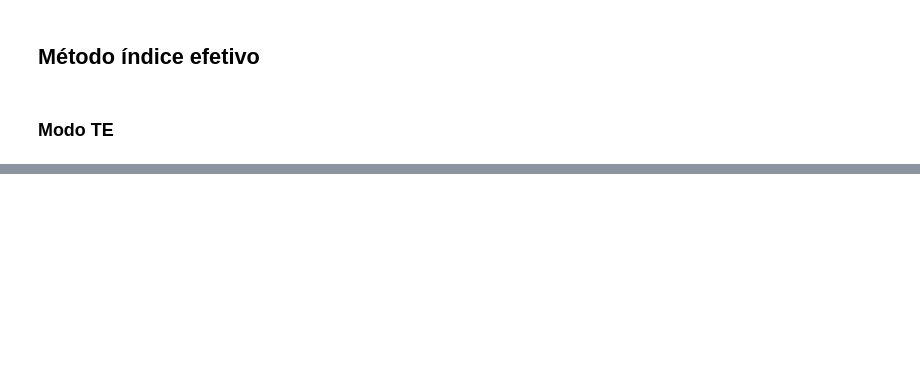
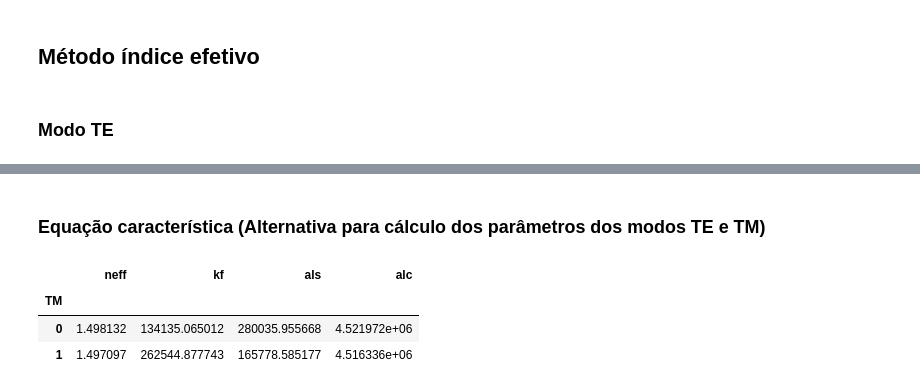
Before and after one commit to CaioRodrigues200/TEEE-2021.1, a Jupyter notebook: Subject Exercises/Exercício 03/Ex3.ipynb, the cells around one changed output, grey strips where cells are left out. Saved outputs shown, nothing was run; the diff lists cells and outputs as text; code cells hidden in the pictures; blank space fills up the shorter version.

```diff
--- a/Subject Exercises/Exercício 03/Ex3.ipynb
+++ b/Subject Exercises/Exercício 03/Ex3.ipynb
@@ -184,0 +235,22 @@ axs[1].grid(True)
+# %% [markdown]
+### Equação característica (Alternativa para cálculo dos parâmetros dos modos TE e TM)
+# %%
+# Código altamente baseado no repositório do professor Adolfo H.
+
+nf = 1.498497
+ns = 1.496538
+nc = 1
+a = 10e-6
+
+betaTE,neffTE,kfTE,alsTE,alcTE,MTE = ds.adguide(nf, nc, ns, lmbd, a, 'TM')
+df = pd.DataFrame({"neff": neffTE,
+                       "kf": kfTE,
+                       "als": alsTE,
+                       "alc": alcTE,})
+df.index.names = ['TM']
+df
+# %% [output]
+|  | neff | kf | als | alc |
+| TM |  |  |  |  |
+| 0 | 1.498132 | 134135.065012 | 280035.955668 | 4.521972e+06 |
+| 1 | 1.497097 | 262544.877743 | 165778.585177 | 4.516336e+06 |
```
Also changed, not shown: parts of 15 cells of this notebook, 3 other files.
